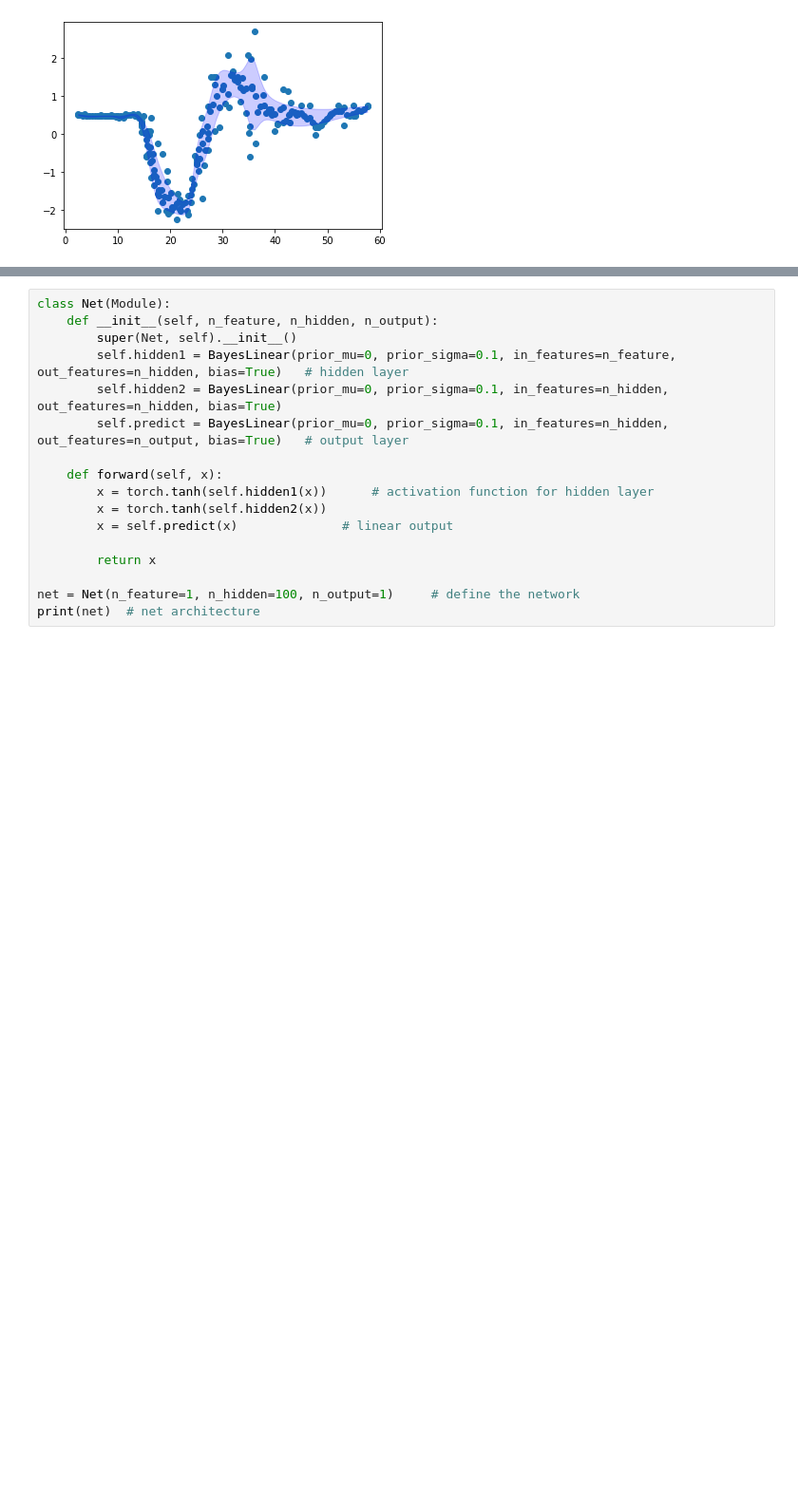
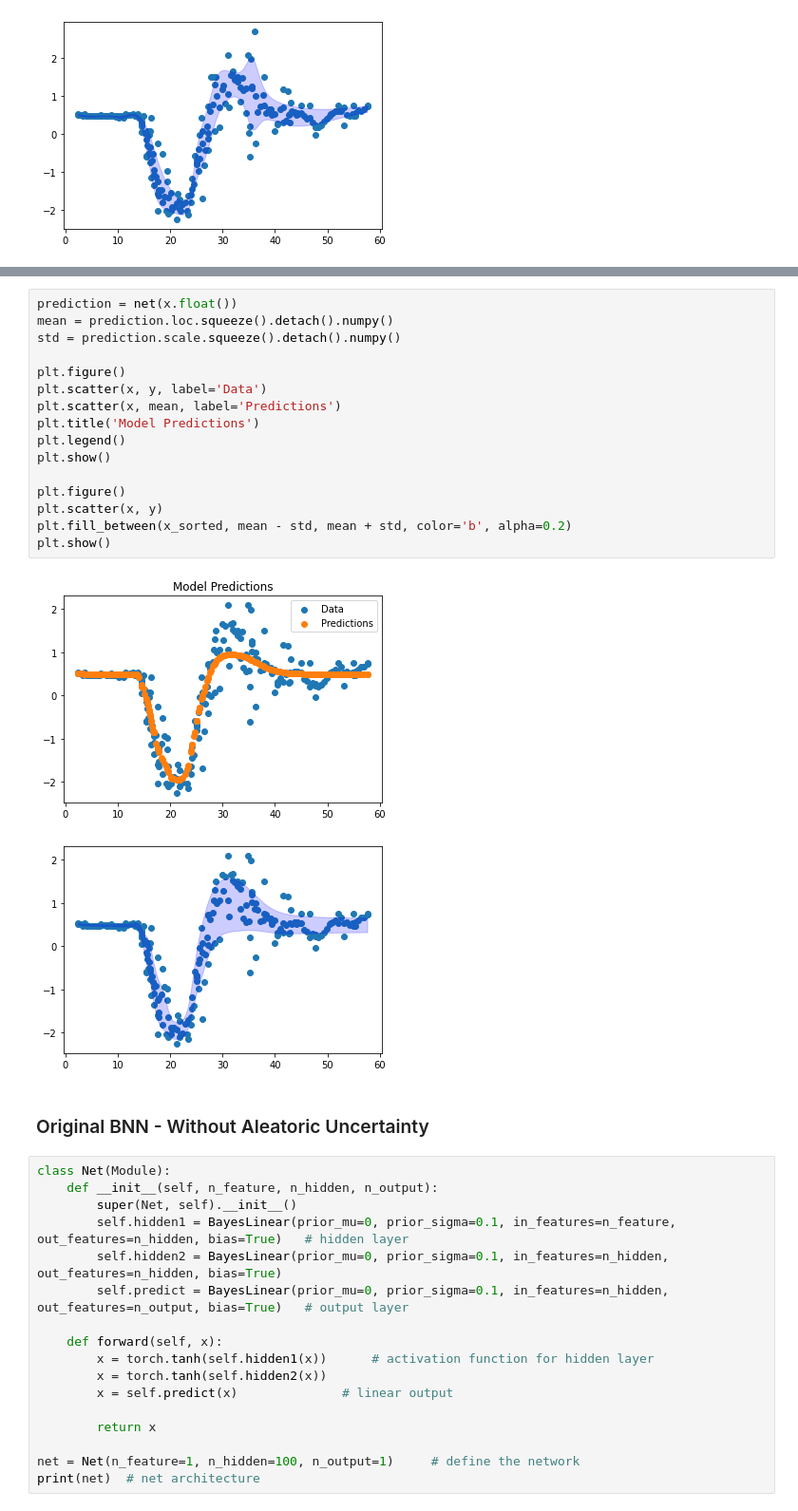
Before and after one commit to nalatraz/DeepLearning_Project7a, a Jupyter notebook: Bayesian Linear - Motorcycle Test.ipynb, the cells around one changed output, grey strips where cells are left out. Shown: that part at 95% size. Drawn from its saved outputs; the diff is of its cells as text; blank space fills up the shorter version.

```diff
--- a/Bayesian Linear - Motorcycle Test.ipynb
+++ b/Bayesian Linear - Motorcycle Test.ipynb
@@ -207,3 +237,24 @@ Implement mini-batches to speed up training process.
+# %%
+prediction = net(x.float())
+mean = prediction.loc.squeeze().detach().numpy()
+std = prediction.scale.squeeze().detach().numpy()
+
+plt.figure()
+plt.scatter(x, y, label='Data')
+plt.scatter(x, mean, label='Predictions')
+plt.title('Model Predictions')
+plt.legend()
+plt.show()
+
+plt.figure()
+plt.scatter(x, y)
+plt.fill_between(x_sorted, mean - std, mean + std, color='b', alpha=0.2)
+plt.show()
+# %% [output]
+[figure, added]
+[figure, added]
+# %% [markdown]
+### Original BNN - Without Aleatoric Uncertainty
 # %%
 class Net(Module):
     def __init__(self, n_feature, n_hidden, n_output):
```
Also changed, not shown: parts of 12 cells of this notebook.
